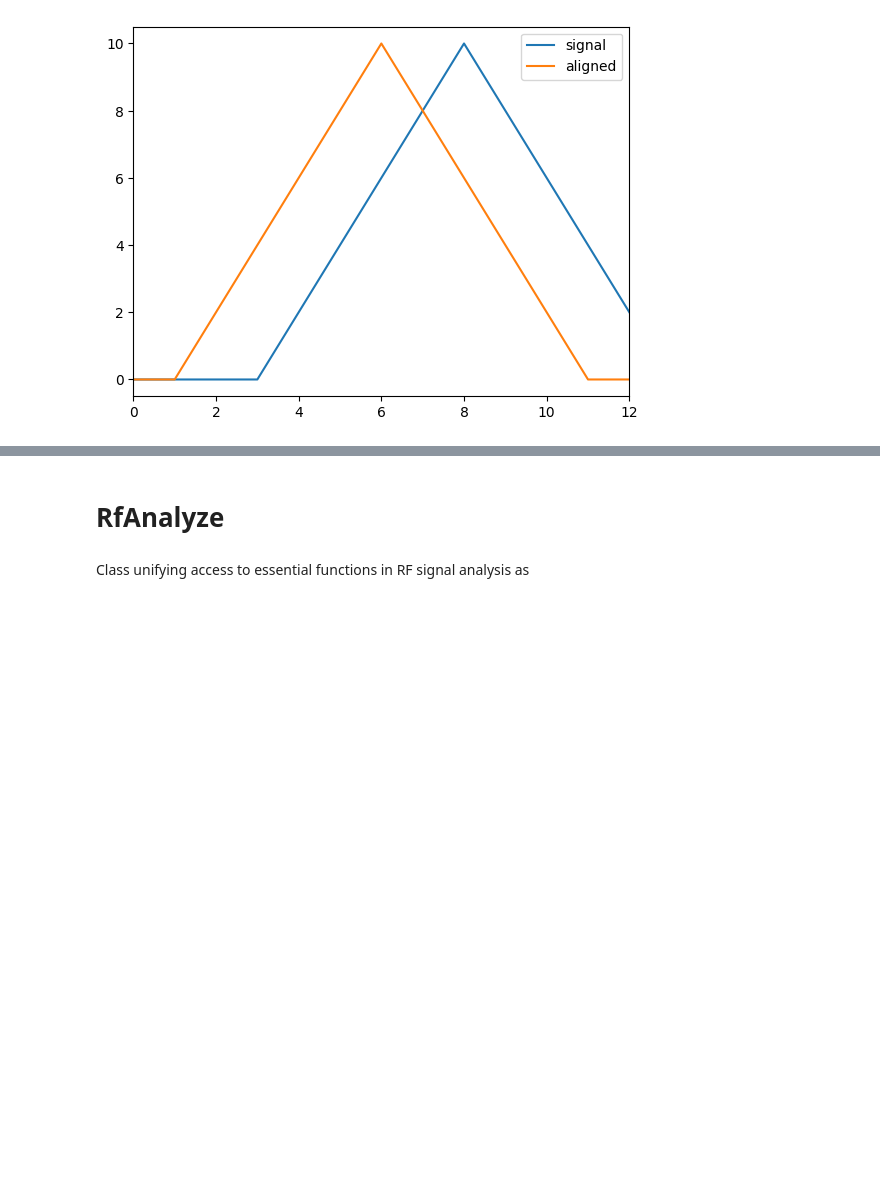
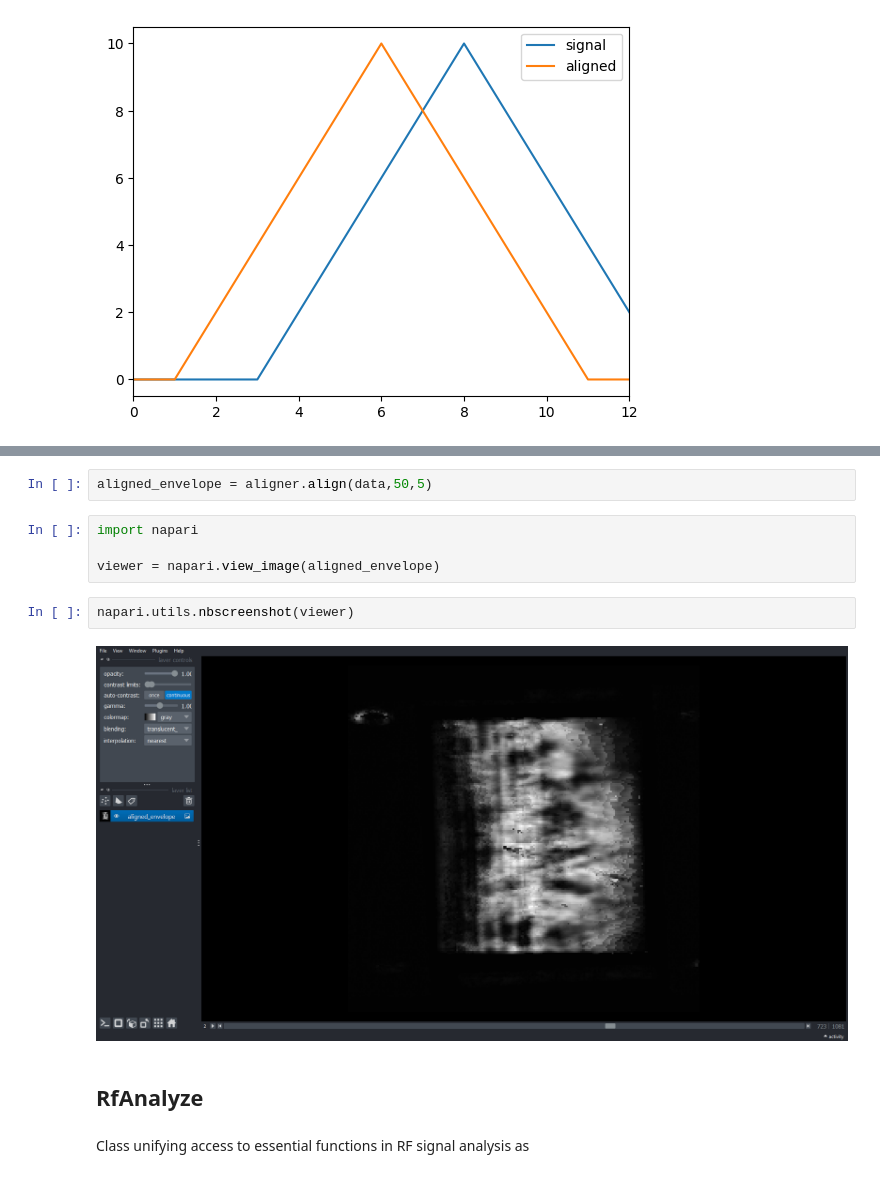
Before and after one commit to topeberti/UltraCODE, a Jupyter notebook: 4_Processing/Composite_porosity_UT/Docs.ipynb, the cells around one changed output, grey strips where cells are left out. Cells and saved outputs as stored; diff of their text form; blank space fills up the shorter version.

```diff
--- a/4_Processing/Composite_porosity_UT/Docs.ipynb
+++ b/4_Processing/Composite_porosity_UT/Docs.ipynb
@@ -71,5 +86,15 @@ plt.xlim(0,12)
+# %%
+aligned_envelope = aligner.align(data,50,5)
+# %%
+import napari
+
+viewer = napari.view_image(aligned_envelope)
+# %%
+napari.utils.nbscreenshot(viewer)
+# %% [output]
+[figure, added]
 # %% [markdown]
-# RfAnalyze
+## RfAnalyze
 # %% [markdown]
 Class unifying access to essential functions in RF signal analysis as
 # %%
```
Also changed, not shown: parts of 31 cells of this notebook.
